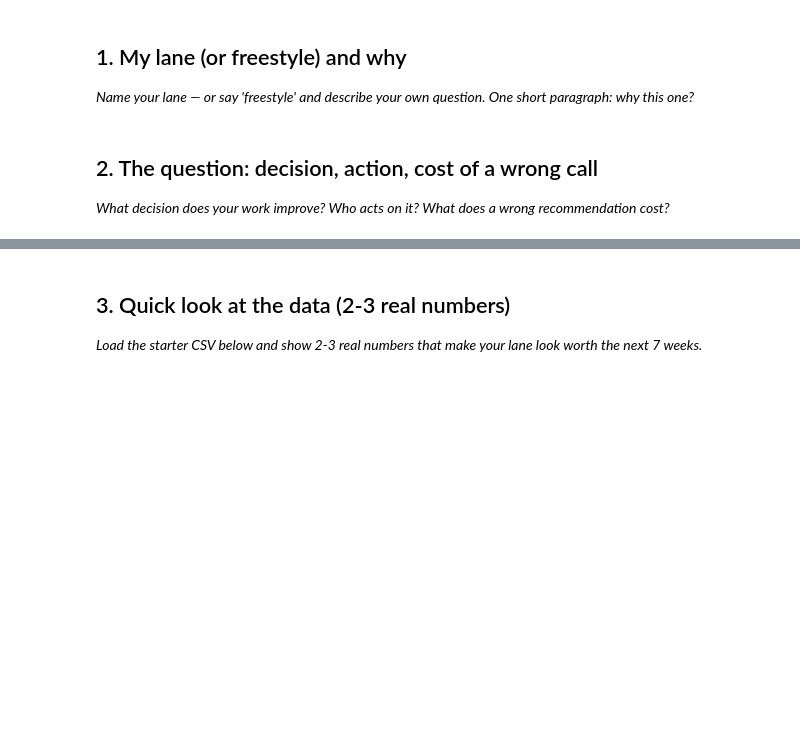
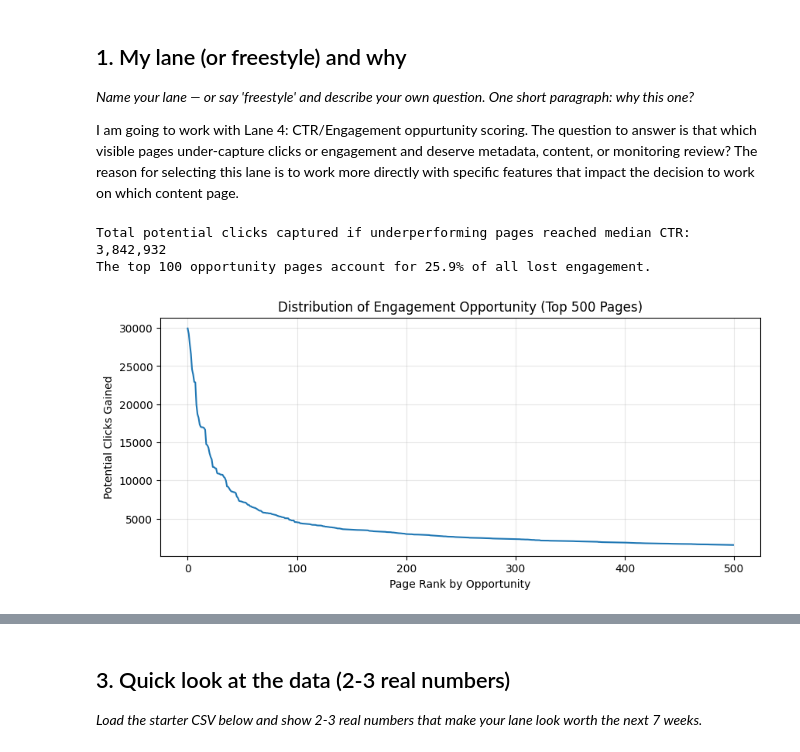
Before and after one commit to SafeeAkmal/FlyRank-ML-internship-tasks, a Jupyter notebook: work/notebooks/w01_research_question.ipynb, the cells around one changed output, grey strips where cells are left out. Saved outputs shown, nothing was run; the diff lists cells and outputs as text; code cells hidden in the pictures; blank space fills up the shorter version.

Commit message:
Confirmed lane for capstone project and backed it with real code and numbers

```diff
--- a/work/notebooks/w01_research_question.ipynb
+++ b/work/notebooks/w01_research_question.ipynb
@@ -10,3 +10,5 @@ This skeleton is yours to fill. Work the sections **in order** — each one has
 ## 1. My lane (or freestyle) and why
 
 *Name your lane — or say 'freestyle' and describe your own question. One short paragraph: why this one?*
+
+I am going to work with Lane 4: CTR/Engagement oppurtunity scoring. The question to answer is that which visible pages under-capture clicks or engagement and deserve metadata, content, or monitoring review? The reason for selecting this lane is to work more directly with specific features that impact the decision to work on which content page.
@@ -16,4 +14,0 @@ This skeleton is yours to fill. Work the sections **in order** — each one has
-# %% [markdown]
-## 2. The question: decision, action, cost of a wrong call
-
-*What decision does your work improve? Who acts on it? What does a wrong recommendation cost?*
@@ -22,0 +15,48 @@ This skeleton is yours to fill. Work the sections **in order** — each one has
+# %%
+# This cell is for CODE (numbers, a query, a check).
+# Write your text answer in the cell ABOVE this one — typing sentences here breaks Run All.
+import matplotlib.pyplot as plt
+import os, sys, subprocess
+
+IN_COLAB = "google.colab" in sys.modules
+REPO_URL = "https://github.com/flyrank-bih/flyrank-ml-internship-starter"
+REPO_DIR = "flyrank-ml-internship-starter"
+
+if IN_COLAB:
+    if not os.path.isdir(REPO_DIR):
+        subprocess.run(["git", "clone", "--depth", "1", REPO_URL, REPO_DIR], check=True)
+    os.chdir(REPO_DIR)
+    subprocess.run([sys.executable, "-m", "pip", "install", "-q", "-r", "requirements.txt"], check=True)
+elif os.path.basename(os.getcwd()) == "notebooks":
+    os.chdir("..")
+
+import pandas as pd, numpy as np
+df = pd.read_csv("data/raw/content_refresh_anonymized.csv")
+
+# Calculate a 'Market Average' CTR as a baseline for opportunity
+median_ctr = df[df['impressions_90d'] > 100]['ctr'].median()
+
+# Opportunity Score: How many clicks are we 'missing' if this page performed at least at the median?
+df['engagement_gap'] = (median_ctr - df['ctr']) * df['impressions_90d']
+# Focus only on where we are underperforming (gap > 0)
+df['opportunity_score'] = df['engagement_gap'].clip(lower=0)
+
+# Calculate total 'Lost Clicks' in the dataset
+total_lost_clicks = df['opportunity_score'].sum()
+top_100_lost_clicks = df.sort_values('opportunity_score', ascending=False).head(100)['opportunity_score'].sum()
+
+print(f"Total potential clicks captured if underperforming pages reached median CTR: {total_lost_clicks:,.0f}")
+print(f"The top 100 opportunity pages account for {(top_100_lost_clicks/total_lost_clicks)*100:.1f}% of all lost engagement.")
+
+# Visual proof: The 'Long Tail' of underperformance
+plt.figure(figsize=(10, 4))
+df.sort_values('opportunity_score', ascending=False)['opportunity_score'].reset_index(drop=True).head(500).plot()
+plt.title('Distribution of Engagement Opportunity (Top 500 Pages)')
+plt.ylabel('Potential Clicks Gained')
+plt.xlabel('Page Rank by Opportunity')
+plt.grid(True, alpha=0.3)
+plt.show()
+# %% [output]
+Total potential clicks captured if underperforming pages reached median CTR: 3,842,932
+The top 100 opportunity pages account for 25.9% of all lost engagement.
+[figure, added]
```
Also changed, not shown: parts of 9 cells of this notebook.
